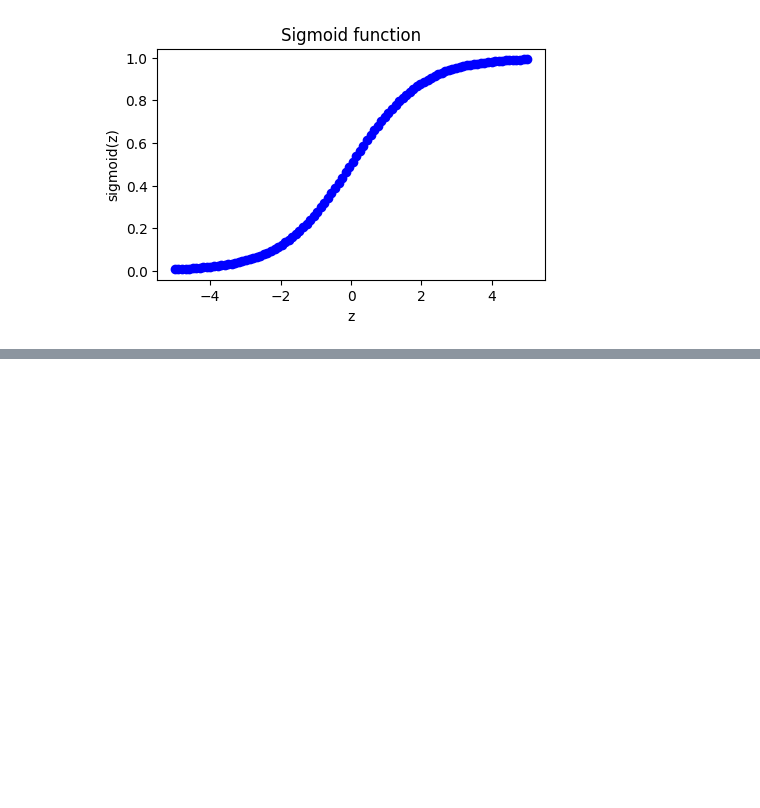
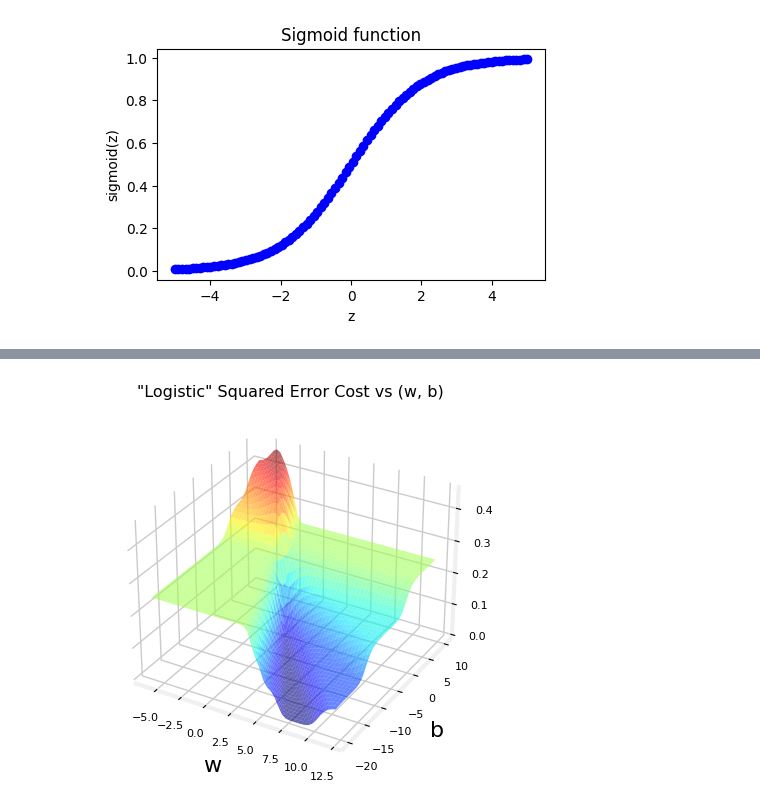
Before and after one commit to KumaarBalbir/py101, a Jupyter notebook: ml/supervised-classification.ipynb, the cells around one changed output, grey strips where cells are left out. Cells and saved outputs as stored; diff of their text form; code cells hidden in the pictures; blank space fills up the shorter version.

```diff
--- a/ml/supervised-classification.ipynb
+++ b/ml/supervised-classification.ipynb
@@ -100,0 +134,6 @@ Text(0.5, 0, 'z')
+# %%
+plt.close('all')
+plt_logistic_squared_error(x_train,y_train)
+plt.show()
+# %% [output]
+[figure, added]
```
Also changed, not shown: parts of 10 cells of this notebook.
